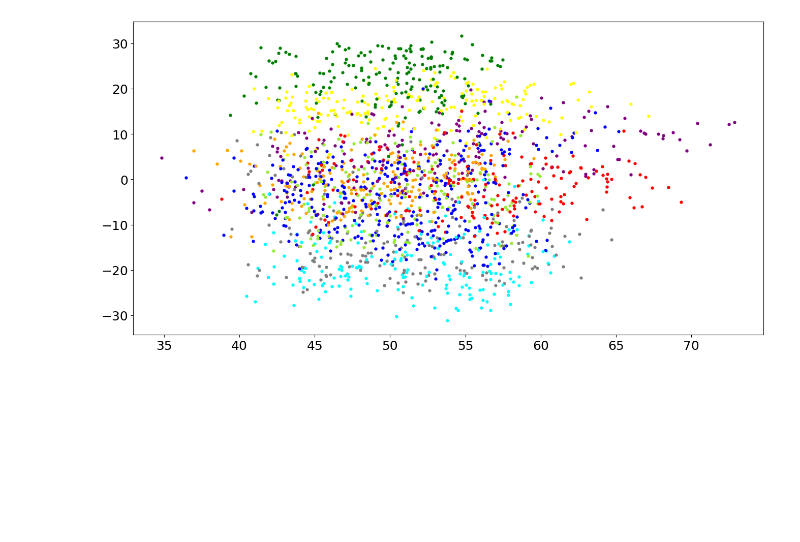
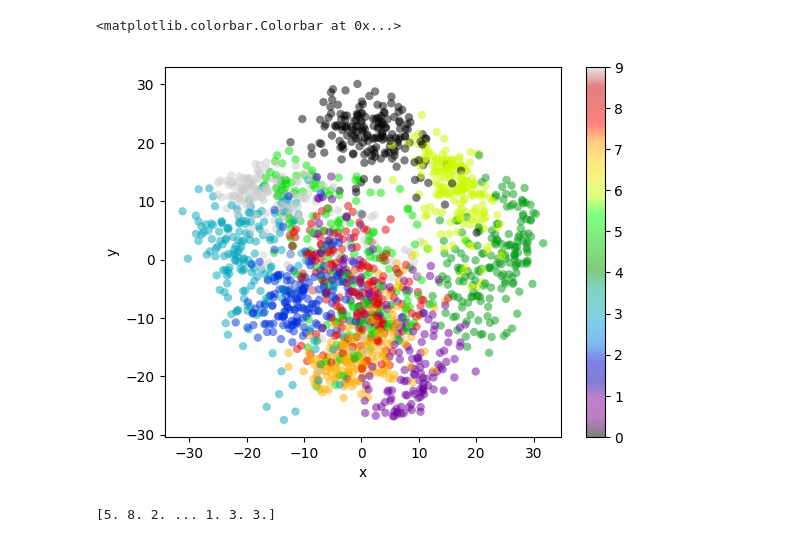
Before and after one commit to ArgonautAstra/Progetto-Data-Science-2023, a Jupyter notebook: src/test.ipynb, the cells around one changed output. Saved outputs shown, nothing was run; the diff lists cells and outputs as text; code cells hidden in the pictures; blank space fills up the shorter version.

```diff
--- a/src/test.ipynb
+++ b/src/test.ipynb
@@ -13,33 +1,24 @@ U, S, VT = np.linalg.svd(dgts, full_matrices=0)
-# %%
-fig2 = plt.figure()
-ax = fig2.add_subplot(111)
-
-for j in range(obs.shape[0]):
-    x = VT[0, :] @ dgts[j,:].T
-    y = VT[1, :] @ dgts[j,:].T
-
-    if cifre[j] == 0:
-        ax.scatter(x,y,marker='.',color='b', s=50)
-    elif cifre[j] == 1:
-        ax.scatter(x, y, marker='.', color='purple', s=50)
-    elif cifre[j] == 2:
-        ax.scatter(x, y, marker='.', color='blue', s=50)
-    elif cifre[j] == 3:
-        ax.scatter(x, y, marker='.', color='cyan', s=50)
-    elif cifre[j] == 4:
-        ax.scatter(x, y, marker='.', color='green', s=50)
-    elif cifre[j] == 5:
-        ax.scatter(x, y, marker='.', color="#98eb34", s=50)
-    elif cifre[j] == 6:
-        ax.scatter(x, y, marker='.', color='yellow', s=50)
-    elif cifre[j] == 7:
-        ax.scatter(x, y, marker='.', color='orange', s=50)
-    elif cifre[j] == 8:
-        ax.scatter(x, y, marker='.', color="red", s=50)
-    elif cifre[j] == 9:
-        ax.scatter(x, y, marker='.', color='grey', s=50)
-
-
-plt.show()
-# %% [output]
-[figure, removed]
+# %%
+import os
+import numpy as np
+import matplotlib.pyplot as plt
+from sklearn import datasets
+from sklearn.decomposition import PCA
+from sklearn.datasets import load_digits
+
+digits = np.loadtxt(os.path.join('./dataset/','digits.csv'), delimiter=',')
+digits = digits[:, 0:64]
+
+# PCA function that must be made from zero
+projected = PCA(2).fit_transform(digits.data)
+
+plt.scatter(projected[:,0], projected[:,1],
+            c=load_digits().target, edgecolor='none', alpha=0.5,
+            cmap=plt.colormaps["nipy_spectral"])
+
+plt.xlabel('x')
+plt.ylabel('y')
+plt.colorbar()
+# %% [output]
+<matplotlib.colorbar.Colorbar at 0x...>
+[figure, added]
@@ -45,0 +94,12 @@ plt.show()
+# %%
+digits = np.loadtxt(os.path.join('./dataset/','digits.csv'), delimiter=',')
+
+#X,Y = datasets.make_blobs()
+
+X = projected
+Y = digits[:,64]
+
+Y_preds = K_means(10, X)
+print(Y_preds)
+# %% [output]
+[5. 8. 2. ... 1. 3. 3.]
```
Also changed, not shown: parts of 9 cells of this notebook.
